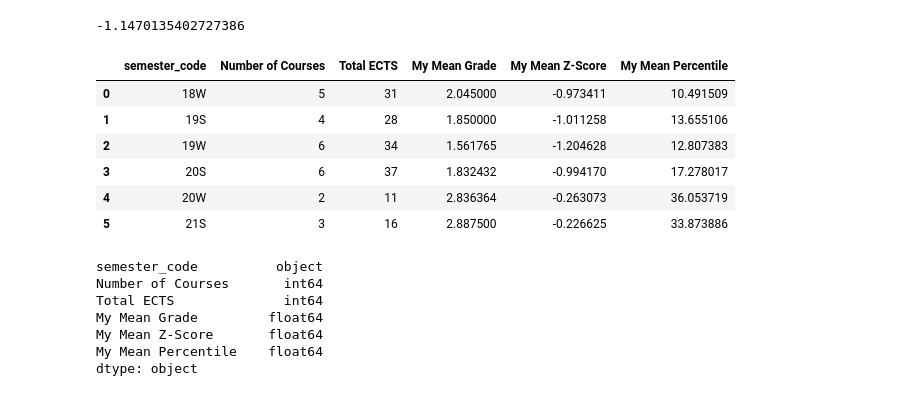
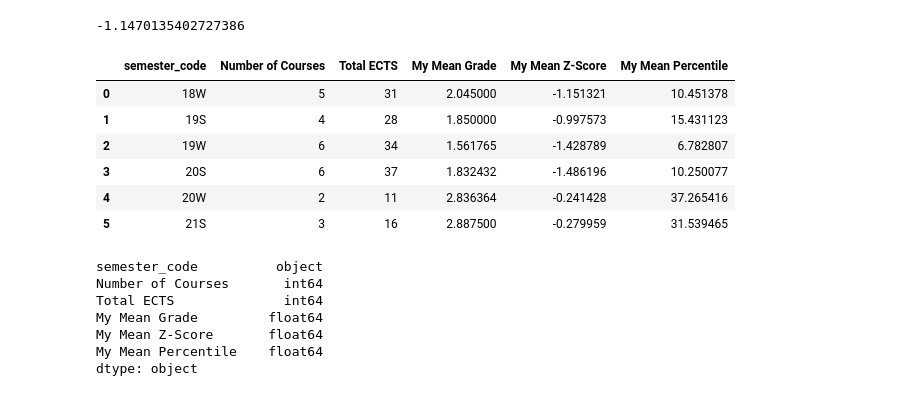
Before and after one commit to t4lz/my-grades, a Jupyter notebook: ExamStats.ipynb, the cells around one changed output. Saved outputs shown, nothing was run; the diff lists cells and outputs as text; code cells hidden in the pictures.

Commit message:
comparative stats weighted with number of students

```diff
--- a/ExamStats.ipynb
+++ b/ExamStats.ipynb
@@ -399,30 +402,30 @@ with open('web/js/agg_data.json', 'w') as agg_f:
 # %%
 def aggregate_semester(group_frame):
     d = {}
     d['Number of Courses'] = len(group_frame.index)
     d['Total ECTS'] = group_frame['ects'].sum()
     d['My Mean Grade'] = np.average(group_frame.numeric_grade, weights=group_frame.grade_weight)
-    d['My Mean Z-Score'] = np.average(group_frame.z, weights=group_frame.grade_weight)
-    d['My Mean Percentile'] = np.average(group_frame.percentile, weights=group_frame.grade_weight)
+    d['My Mean Z-Score'] = np.average(group_frame.z, weights=np.multiply(group_frame.grade_weight, group_frame.did_show_up))
+    d['My Mean Percentile'] = np.average(group_frame.percentile, weights=np.multiply(group_frame.grade_weight, group_frame.did_show_up))
     # Using dtype object to prevent int to float conversion.
     # It's not that bad because no calculation will be mad on the series in that state,
     # And once back in the dataframe, each column gets a specific type
     return pd.Series(d, dtype=object)
 
 
 semester_data = df.groupby(['semester_start_date', 'semester_code'] # include code for display, date for sort
                           ).apply(aggregate_semester
                                  ).sort_values('semester_start_date' # probably already sorted, but to be safe.
                                               ).reset_index().drop('semester_start_date', axis=1)
 semester_data
 # %% [output]
 |  | semester_code | Number of Courses | Total ECTS | My Mean Grade | My Mean Z-Score | My Mean Percentile |
-| 0 | 18W | 5 | 31 | 2.045000 | -0.973411 | 10.491509 |
-| 1 | 19S | 4 | 28 | 1.850000 | -1.011258 | 13.655106 |
-| 2 | 19W | 6 | 34 | 1.561765 | -1.204628 | 12.807383 |
-| 3 | 20S | 6 | 37 | 1.832432 | -0.994170 | 17.278017 |
-| 4 | 20W | 2 | 11 | 2.836364 | -0.263073 | 36.053719 |
-| 5 | 21S | 3 | 16 | 2.887500 | -0.226625 | 33.873886 |
+| 0 | 18W | 5 | 31 | 2.045000 | -1.151321 | 10.451378 |
+| 1 | 19S | 4 | 28 | 1.850000 | -0.997573 | 15.431123 |
+| 2 | 19W | 6 | 34 | 1.561765 | -1.428789 | 6.782807 |
+| 3 | 20S | 6 | 37 | 1.832432 | -1.486196 | 10.250077 |
+| 4 | 20W | 2 | 11 | 2.836364 | -0.241428 | 37.265416 |
+| 5 | 21S | 3 | 16 | 2.887500 | -0.279959 | 31.539465 |
 # %%
 # Check that the types make sense:
 semester_data.dtypes
```
Also changed, not shown: parts of 3 cells of this notebook, 3 other files.
